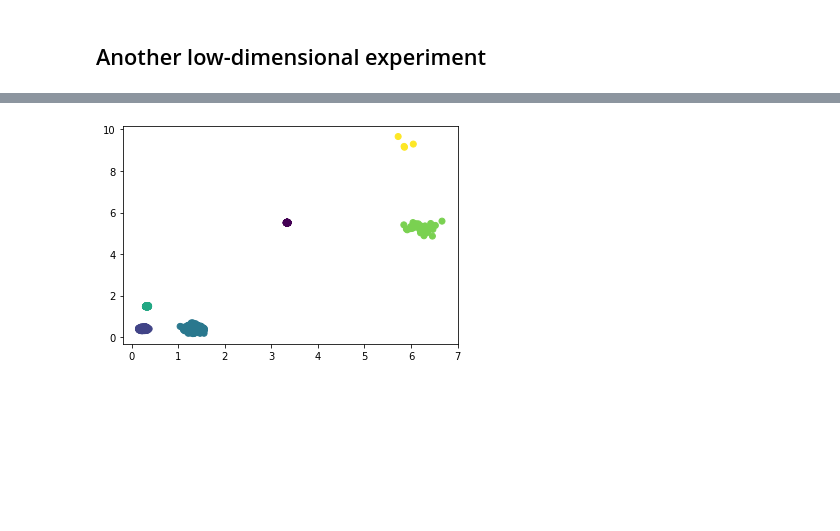
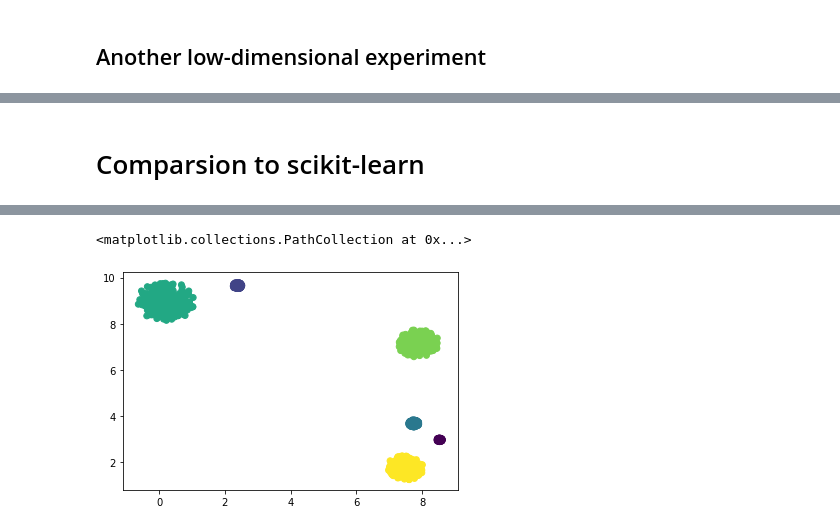
Before and after one commit to pasc85/clustering_easy_k_optimisation, a Jupyter notebook: clustering_easy_k_optimisation.ipynb, the cells around one changed output, grey strips where cells are left out. Saved outputs shown, nothing was run; the diff lists cells and outputs as text; code cells hidden in the pictures; blank space fills up the shorter version.

```diff
--- a/clustering_easy_k_optimisation.ipynb
+++ b/clustering_easy_k_optimisation.ipynb
@@ -192,0 +175,16 @@ plt.scatter(data[:,0],data[:,1])
+# %%
+num = 1000
+dim = 5
+size = 10  # size of the cube
+num_blobs = 6
+
+def generate_blob():
+    return size * np.random.rand(1,dim) + np.random.rand() * sample_from_unit_ball(int(num*np.random.rand()),
+                                                                                   dim, mode='uniform')
+
+data = generate_blob()
+for i in range(num_blobs-1):
+    data = np.concatenate((data, generate_blob()), axis=0)
+
+plt.scatter(data[:,0],data[:,1])
+plt.title('A projection of the highdimensional data')
@@ -205,7 +225,8 @@ k=9: Warning: class dropped out
+# %% [markdown]
+# Comparsion to scikit-learn
 # %%
-# look up scikit-learn avoids dropping classes
-# and then try to fix things
+%%time
 from sklearn.cluster import KMeans
-kmeans = KMeans(n_clusters=6, random_state=0).fit(data)
-plt.scatter(data[:,0],data[:,1],c=kmeans.labels_)
+kmeans = KMeans(n_clusters=num_blobs).fit(data)
+plt.scatter(data[:,0], data[:,1], c=kmeans.labels_)
 # %% [output]
@@ -213 +235,2 @@ plt.scatter(data[:,0],data[:,1],c=kmeans.labels_)
+<matplotlib.collections.PathCollection at 0x...>
-[figure, old version]
+[figure, new version]
```
Also changed, not shown: parts of 36 cells of this notebook, 1 other file.
